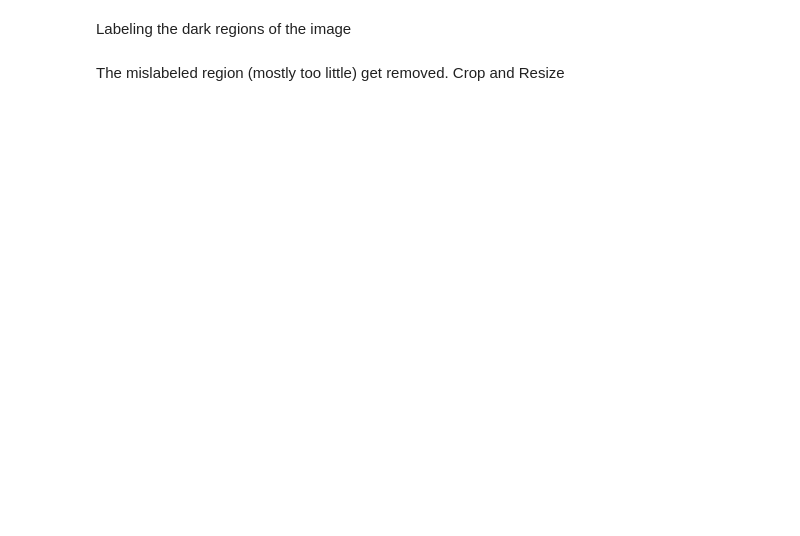
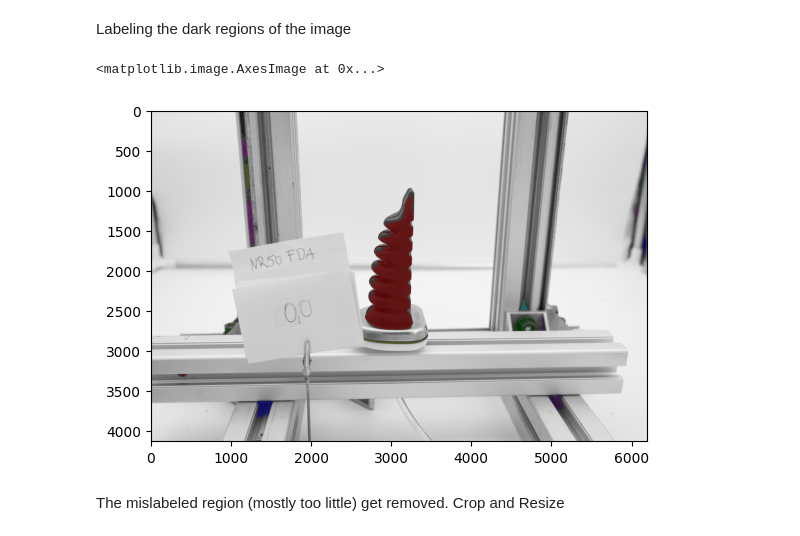
Before and after one commit to AtomicM3ltdown/Programme, a Jupyter notebook: Gummifinger_Fingerbending/fingerbending.ipynb, the cells around one changed output. Drawn from its saved outputs; the diff is of its cells as text; code cells hidden in the pictures; blank space fills up the shorter version.

```diff
--- a/Gummifinger_Fingerbending/fingerbending.ipynb
+++ b/Gummifinger_Fingerbending/fingerbending.ipynb
@@ -164,7 +168,10 @@ Labeling the dark regions of the image
 # %%
 label_image = label(cleared)
 image_label_overlay = label2rgb(label_image, image=grayscale, bg_label=0, bg_color=None, kind='overlay')
-#plt.imshow(image_label_overlay)
+plt.imshow(image_label_overlay)
+# %% [output]
+<matplotlib.image.AxesImage at 0x...>
+[figure, added]
 # %% [markdown]
 The mislabeled region (mostly too little) get removed.
 Crop and Resize
```
Also changed, not shown: parts of 5 cells of this notebook.
